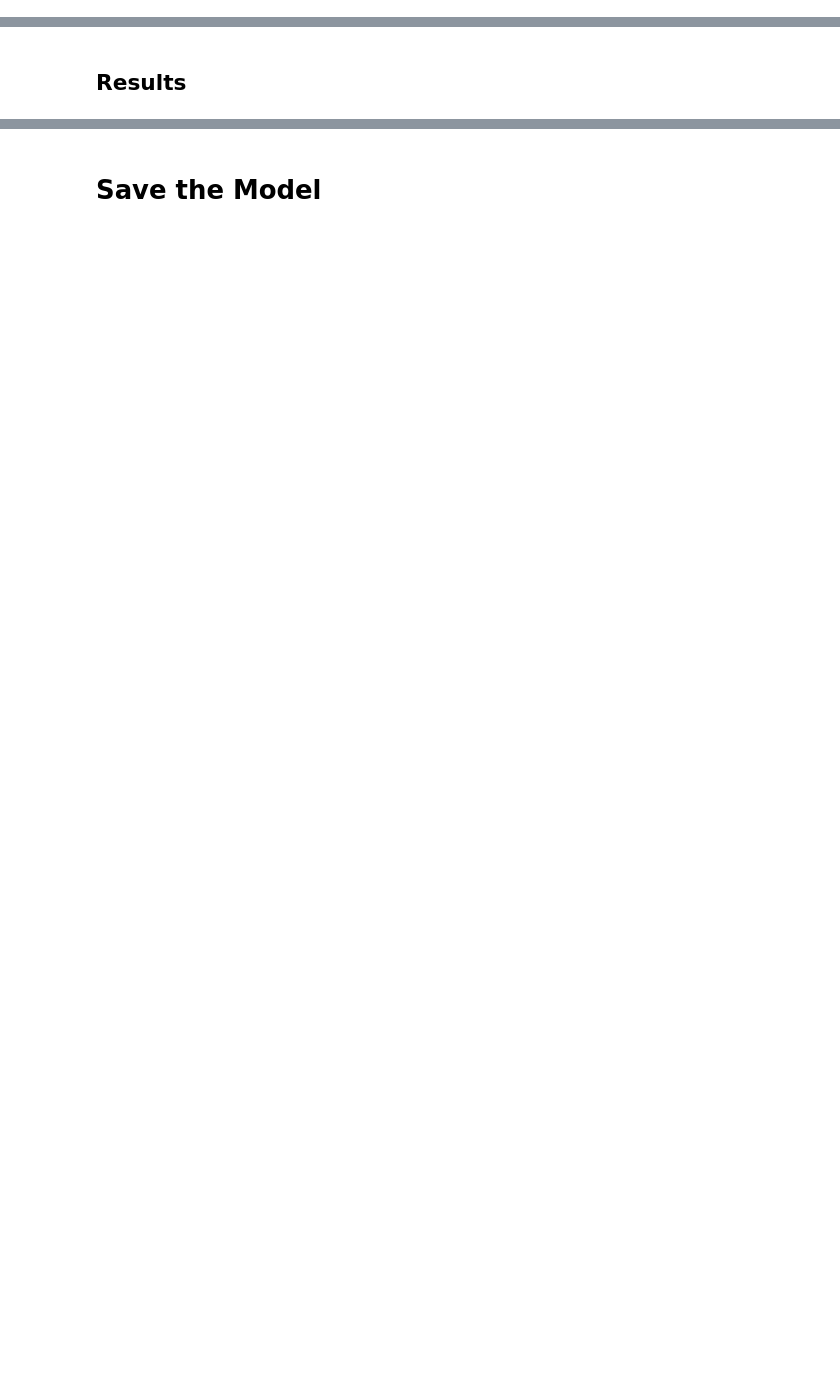
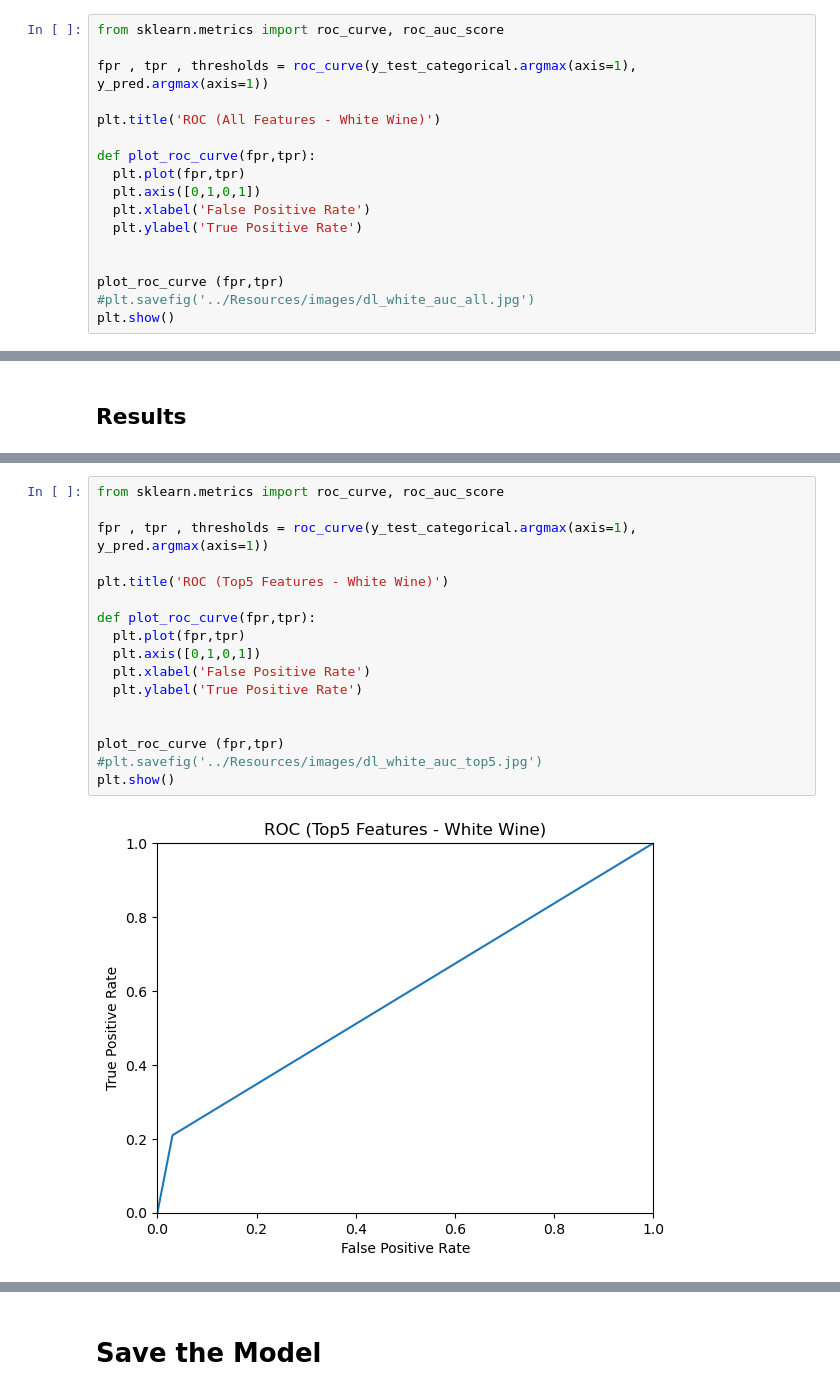
Before and after one commit to josiedeleon/Final-Project, a Jupyter notebook: Notebooks/DeepLearning_white.ipynb, the cells around one changed output, grey strips where cells are left out. Cells and saved outputs as stored; diff of their text form; blank space fills up the shorter version.

```diff
--- a/Notebooks/DeepLearning_white.ipynb
+++ b/Notebooks/DeepLearning_white.ipynb
@@ -235 +259,18 @@ label_aux.set_title('Normalized (All Features)')
 plt.show()
+# %%
+from sklearn.metrics import roc_curve, roc_auc_score
+
+fpr , tpr , thresholds = roc_curve(y_test_categorical.argmax(axis=1), y_pred.argmax(axis=1))
+
+plt.title('ROC (All Features - White Wine)')
+
+def plot_roc_curve(fpr,tpr):
+  plt.plot(fpr,tpr)
+  plt.axis([0,1,0,1])
+  plt.xlabel('False Positive Rate')
+  plt.ylabel('True Positive Rate')
+
+
+plot_roc_curve (fpr,tpr)
+#plt.savefig('../Resources/images/dl_white_auc_all.jpg')
+plt.show()
@@ -420,0 +480,19 @@ plt.show()
+# %%
+from sklearn.metrics import roc_curve, roc_auc_score
+
+fpr , tpr , thresholds = roc_curve(y_test_categorical.argmax(axis=1), y_pred.argmax(axis=1))
+
+plt.title('ROC (Top5 Features - White Wine)')
+
+def plot_roc_curve(fpr,tpr):
+  plt.plot(fpr,tpr)
+  plt.axis([0,1,0,1])
+  plt.xlabel('False Positive Rate')
+  plt.ylabel('True Positive Rate')
+
+
+plot_roc_curve (fpr,tpr)
+#plt.savefig('../Resources/images/dl_white_auc_top5.jpg')
+plt.show()
+# %% [output]
+[figure, added]
```
Also changed, not shown: parts of 21 cells of this notebook, 4 other files.
